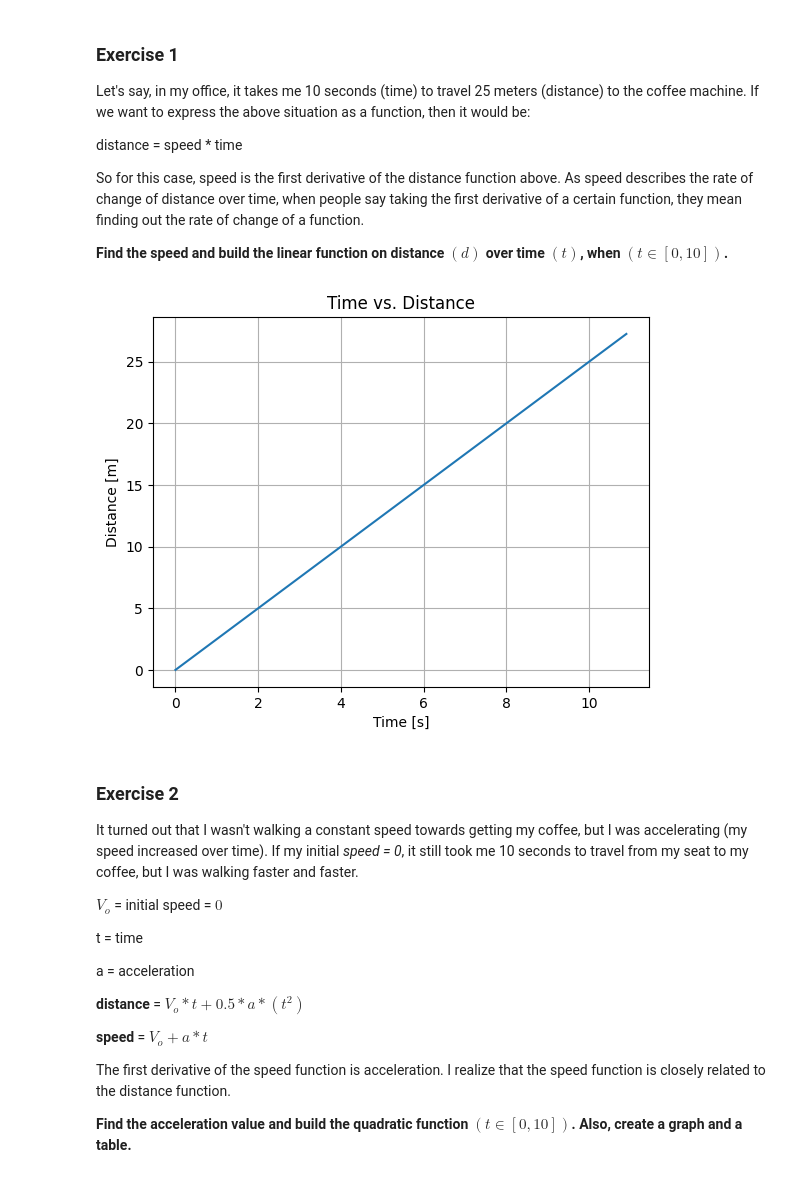
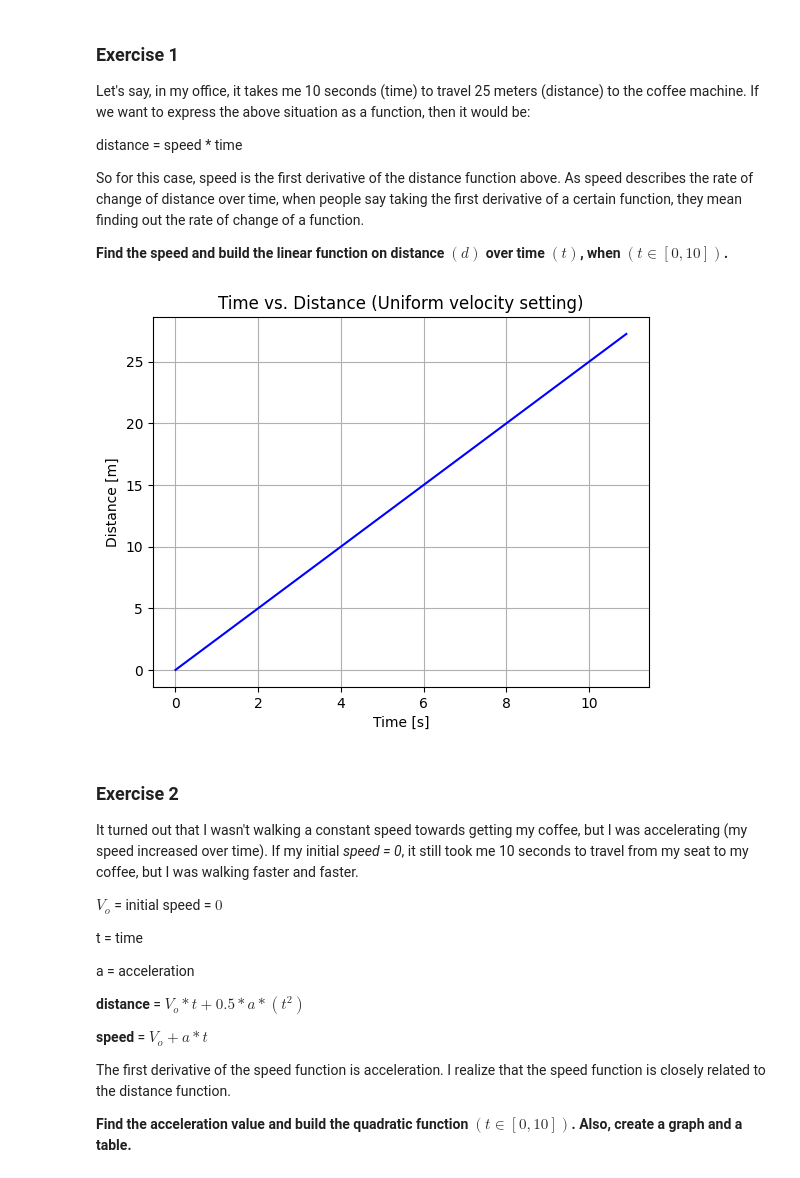
Before and after one commit to csmb20/calculus-and-algebra-problems-with-python, a Jupyter notebook: notebook/problems.ipynb, the cells around one changed output. Saved outputs shown, nothing was run; the diff lists cells and outputs as text; code cells hidden in the pictures.

```diff
--- a/notebook/problems.ipynb
+++ b/notebook/problems.ipynb
@@ -33,27 +33,23 @@ import matplotlib.pyplot as plt
 V = 25/10 # m/s
 
 # Define the distance as a function of time in a uniform velocity setting
-def dist_func(t,V):
+def dist_func(t,v):
     return V*t
 
 # Find vectors
 
 t = np.arange(0,11,0.1) # s
 d = dist_func(t,V)
-
-# Plot
-
-
-fig, ax = plt.subplots()
-ax.plot(t,d)
-ax.set_xlabel('Time [s]')
-ax.set_ylabel('Distance [m]')
-ax.set_title('Time vs. Distance (Uniform velocity setting)')
-plt.grid()
-plt.tight_layout
-plt.show()
-# %% [output]
-[figure, removed]
 # %%
-# Plot the distance function on domain (t)
+# Plot
+fig, ax = plt.subplots()
+ax.plot(t,d,color='blue',markersize=2)
+ax.set_xlabel('Time [s]')
+ax.set_ylabel('Distance [m]')
+ax.set_title('Time vs. Distance (Uniform velocity setting)')
+plt.grid()
+plt.tight_layout
+plt.show()
+# %% [output]
+[figure, added]
 # %%
```
Also changed, not shown: parts of 12 cells of this notebook.
